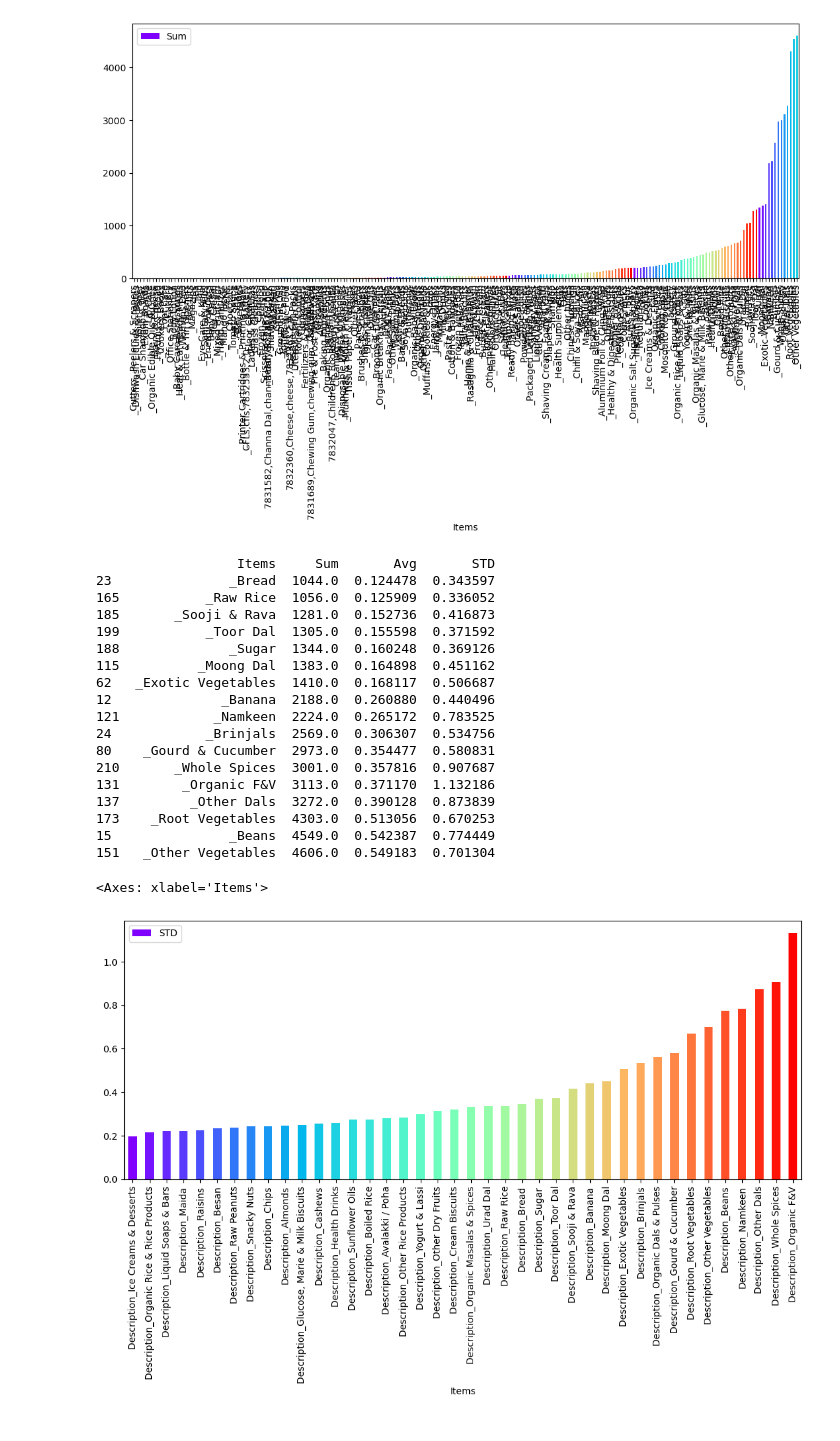
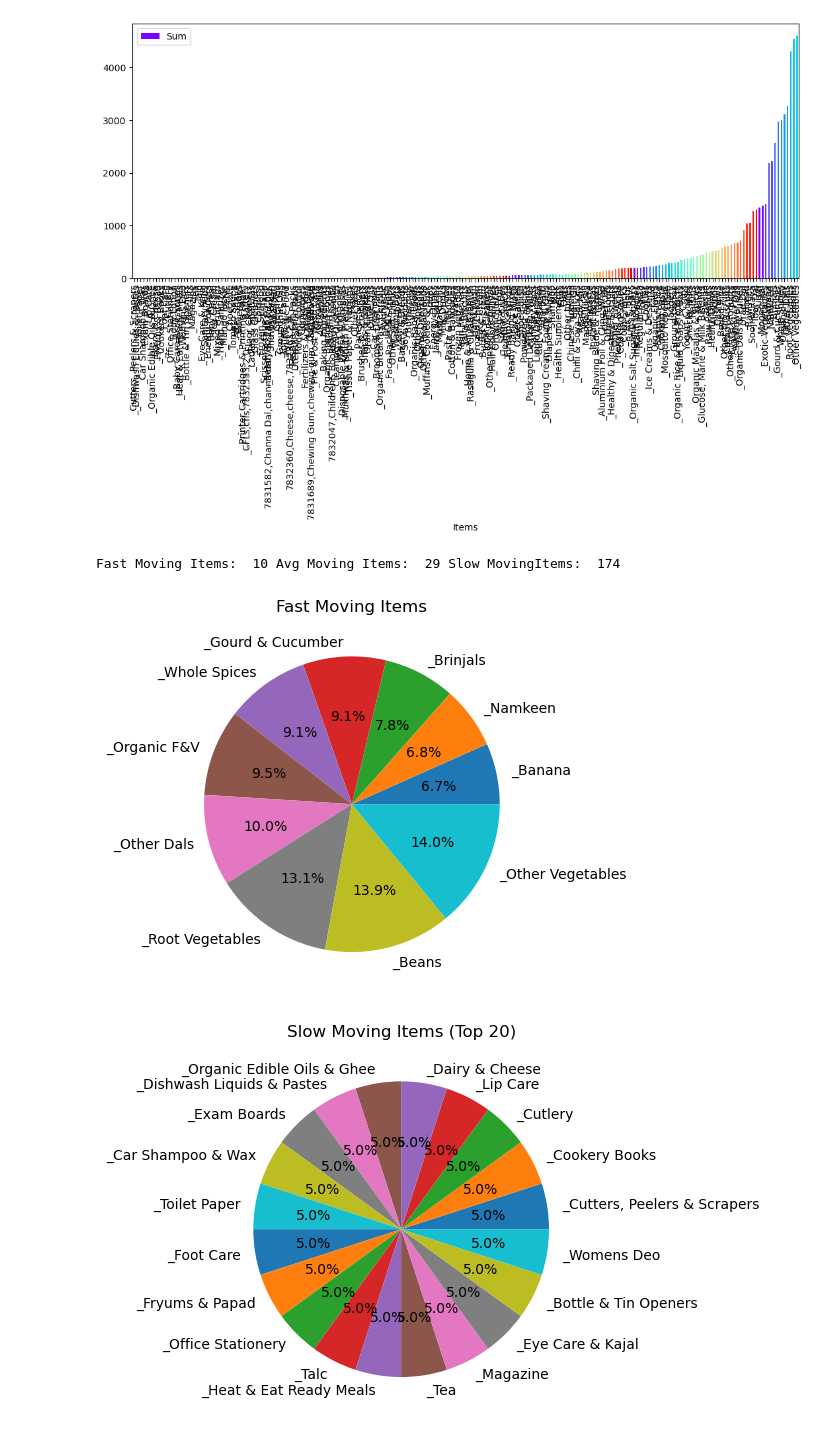
Before and after one commit to muthuganeshece/pyNotebooks, a Jupyter notebook: DataAnalysis/Business/BigBasketEDA.ipynb, the cells around one changed output. Cells and saved outputs as stored; diff of their text form; code cells hidden in the pictures.

```diff
--- a/DataAnalysis/Business/BigBasketEDA.ipynb
+++ b/DataAnalysis/Business/BigBasketEDA.ipynb
@@ -192,31 +201,26 @@ df_new.plot.bar(x='Items', y='Sum',color=color, figsize=(13,5))
 <Axes: xlabel='Items'>
 [figure]
 # %%
-FastItems = df_new[df_new['Sum']>1000] #Tune threshold value
-print(FastItems)
+# Fast, Medium and Slow Moving Items
+UT = 2000
+LT = 300
+
+FastMoveItems = df_new[df_new['Sum']>UT] #Tune threshold value
+#print(FastMoveItems)
+MedMoveItems = df_new[(df_new['Sum']<=UT) & (df_new['Sum']>=LT)] #Tune threshold value
+#print(MedMoveItems)
+SlowMoveItems = df_new[df_new['Sum']<LT] #Tune threshold value
+print('Fast Moving Items: ', len(FastMoveItems), 'Avg Moving Items: ', len(MedMoveItems), 'Slow MovingItems: ', len(SlowMoveItems))
 # %% [output]
-                  Items     Sum       Avg       STD
-23               _Bread  1044.0  0.124478  0.343597
-165           _Raw Rice  1056.0  0.125909  0.336052
-185       _Sooji & Rava  1281.0  0.152736  0.416873
-199           _Toor Dal  1305.0  0.155598  0.371592
-188              _Sugar  1344.0  0.160248  0.369126
-115          _Moong Dal  1383.0  0.164898  0.451162
-62   _Exotic Vegetables  1410.0  0.168117  0.506687
-12              _Banana  2188.0  0.260880  0.440496
-121            _Namkeen  2224.0  0.265172  0.783525
-24            _Brinjals  2569.0  0.306307  0.534756
-80    _Gourd & Cucumber  2973.0  0.354477  0.580831
-210       _Whole Spices  3001.0  0.357816  0.907687
-131        _Organic F&V  3113.0  0.371170  1.132186
-137         _Other Dals  3272.0  0.390128  0.873839
-173    _Root Vegetables  4303.0  0.513056  0.670253
-15               _Beans  4549.0  0.542387  0.774449
-151   _Other Vegetables  4606.0  0.549183  0.701304
+Fast Moving Items:  10 Avg Moving Items:  29 Slow MovingItems:  174
 # %%
-df_new = df_new.sort_values(by=['STD'])
-color = plt.cm.rainbow(np.linspace(0, 1, 40))
-df_new.tail(40).plot.bar(x='Items', y='STD',color=color, figsize=(13,5))
+plt.pie(FastMoveItems['Sum'], labels = FastMoveItems['Items'], autopct='%1.1f%%')
+plt.title('Fast Moving Items')
+plt.show()
+
+plt.pie(SlowMoveItems['Sum'].head(20), labels = SlowMoveItems['Items'].head(20), autopct='%1.1f%%')
+plt.title('Slow Moving Items (Top 20)')
+plt.show()
 # %% [output]
-<Axes: xlabel='Items'>
-[figure, old version]
+[figure, new version]
+[figure, added]
```
Also changed, not shown: parts of 21 cells of this notebook, 1 other file.
